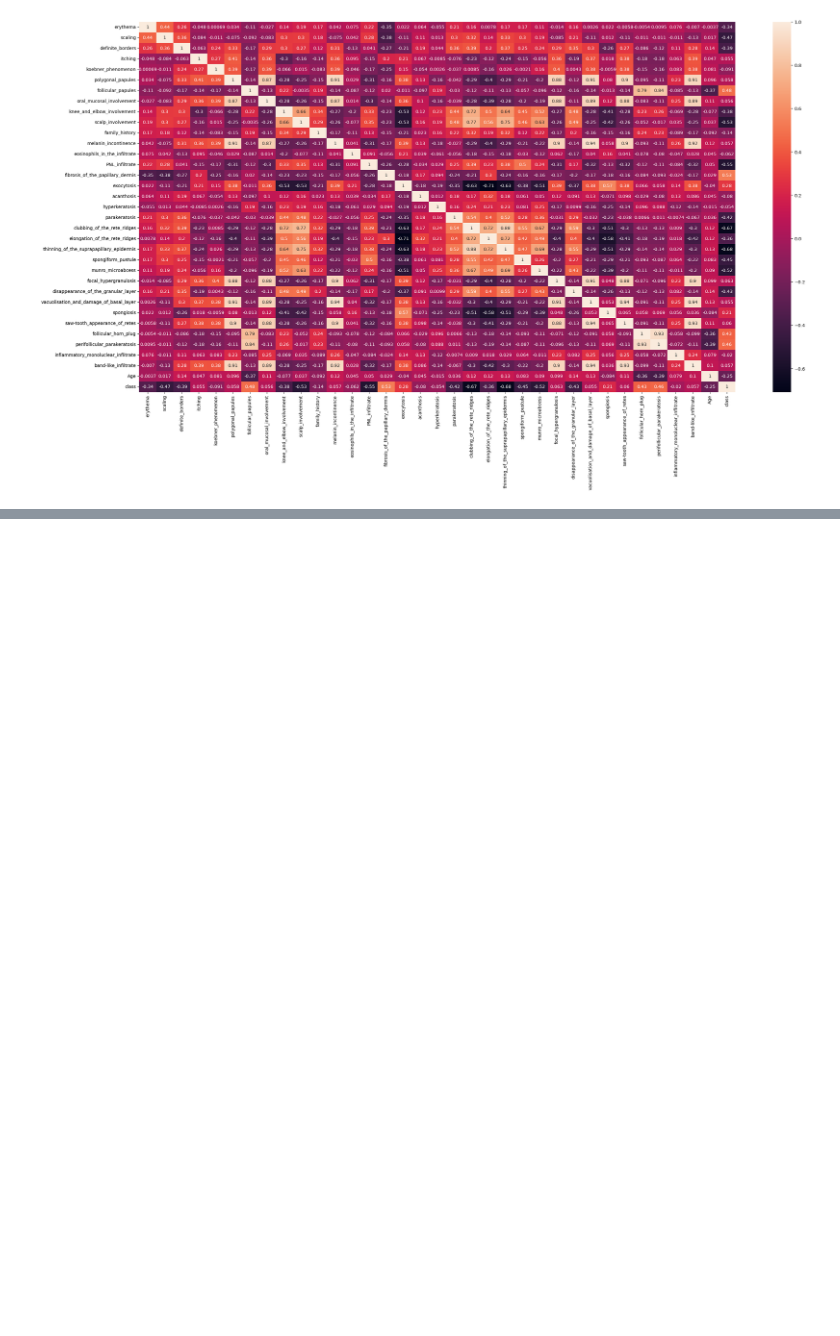
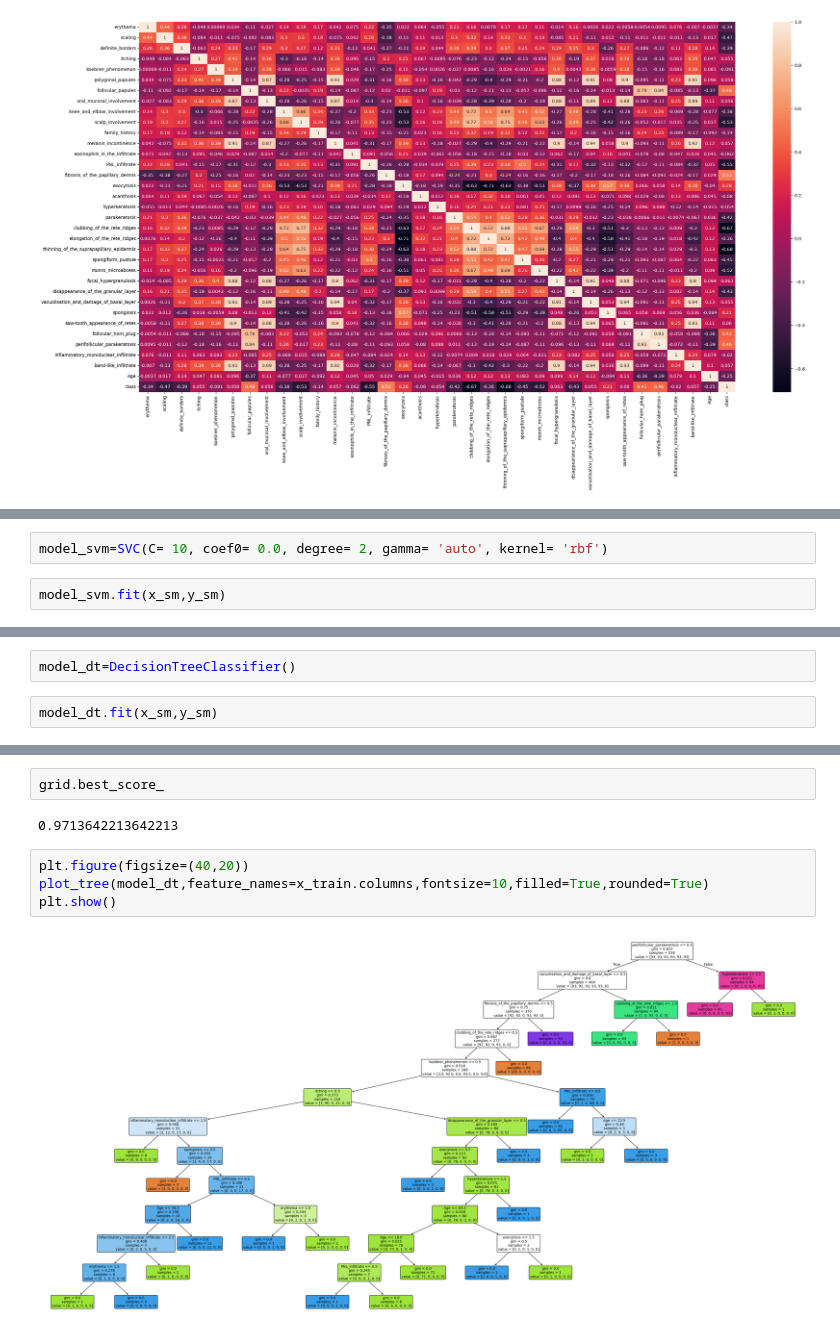
Before and after one commit to NuneShashank/Skin_Disorder, a Jupyter notebook: code.ipynb, the cells around one changed output, grey strips where cells are left out. Drawn from its saved outputs; the diff is of its cells as text; blank space fills up the shorter version.

Commit message:
model_lr

```diff
--- a/code.ipynb
+++ b/code.ipynb
@@ -580,0 +907,4 @@ pd.crosstab(df['erythema'],df['itching'])
+# %%
+model_svm=SVC(C= 10, coef0= 0.0, degree= 2, gamma= 'auto', kernel= 'rbf')
+# %%
+model_svm.fit(x_sm,y_sm)
@@ -580,0 +975,4 @@ pd.crosstab(df['erythema'],df['itching'])
+# %%
+model_dt=DecisionTreeClassifier()
+# %%
+model_dt.fit(x_sm,y_sm)
@@ -580,0 +1080,10 @@ pd.crosstab(df['erythema'],df['itching'])
+# %%
+grid.best_score_
+# %% [output]
+0.9713642213642213
+# %%
+plt.figure(figsize=(40,20))
+plot_tree(model_dt,feature_names=x_train.columns,fontsize=10,filled=True,rounded=True)
+plt.show()
+# %% [output]
+[figure, added]
```
Also changed, not shown: parts of 107 cells of this notebook.
